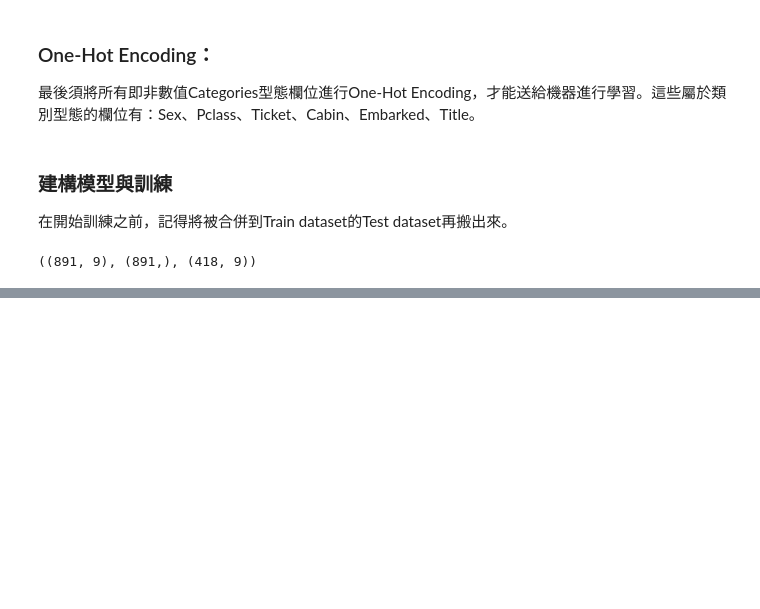
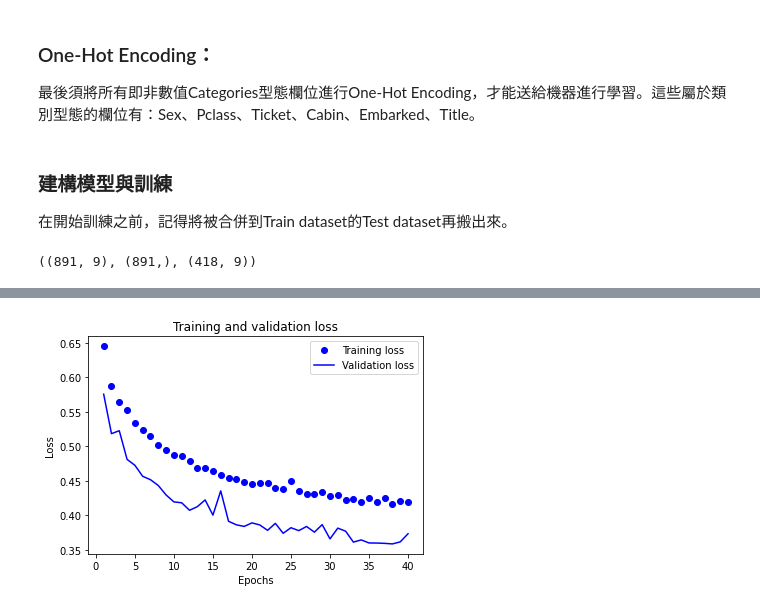
Before and after one commit to BoshiLee/kears_learning, a Jupyter notebook: training_project/kaggle/Titanic/titanic.ipynb, the cells around one changed output, grey strips where cells are left out. Drawn from its saved outputs; the diff is of its cells as text; code cells hidden in the pictures; blank space fills up the shorter version.

Commit message:
add training model

```diff
--- a/training_project/kaggle/Titanic/titanic.ipynb
+++ b/training_project/kaggle/Titanic/titanic.ipynb
@@ -518,0 +580,21 @@ X_train.shape, Y_label.shape, X_test.shape
+# %%
+from keras import models
+from keras import layers
+from keras import optimizers
+from keras import losses
+from keras import metrics
+
+model = models.Sequential()
+model.add(layers.Dense(64, activation='relu', input_shape=(X_train.shape[1], )))
+model.add(layers.Dense(64, activation='relu'))
+model.add(layers.Dense(1, activation='sigmoid'))
+model.compile(optimizer=optimizers.rmsprop_v2.RMSprop(learning_rate=0.001),
+              loss=losses.binary_crossentropy,
+              metrics=[metrics.binary_accuracy])
+# %%
+history = model.fit(partial_x_train,
+          partial_y_train,
+          epochs=40,
+          batch_size=178,
+          validation_data=(X_val, Y_val),
+          )
@@ -518,0 +619,25 @@ X_train.shape, Y_label.shape, X_test.shape
+# %%
+history_dict = history.history
+history_dict.keys()
+
+import matplotlib.pyplot as plt
+
+acc = history_dict['binary_accuracy']
+val_acc = history_dict['val_binary_accuracy']
+loss = history_dict['loss']
+val_loss = history_dict['val_loss']
+
+epochs = range(1, len(acc) + 1)
+
+# "bo" is for "blue dot"
+plt.plot(epochs, loss, 'bo', label='Training loss')
+# b is for "solid blue line"
+plt.plot(epochs, val_loss, 'b', label='Validation loss')
+plt.title('Training and validation loss')
+plt.xlabel('Epochs')
+plt.ylabel('Loss')
+plt.legend()
+
+plt.show()
+# %% [output]
+[figure, added]
```
Also changed, not shown: parts of 9 cells of this notebook.
